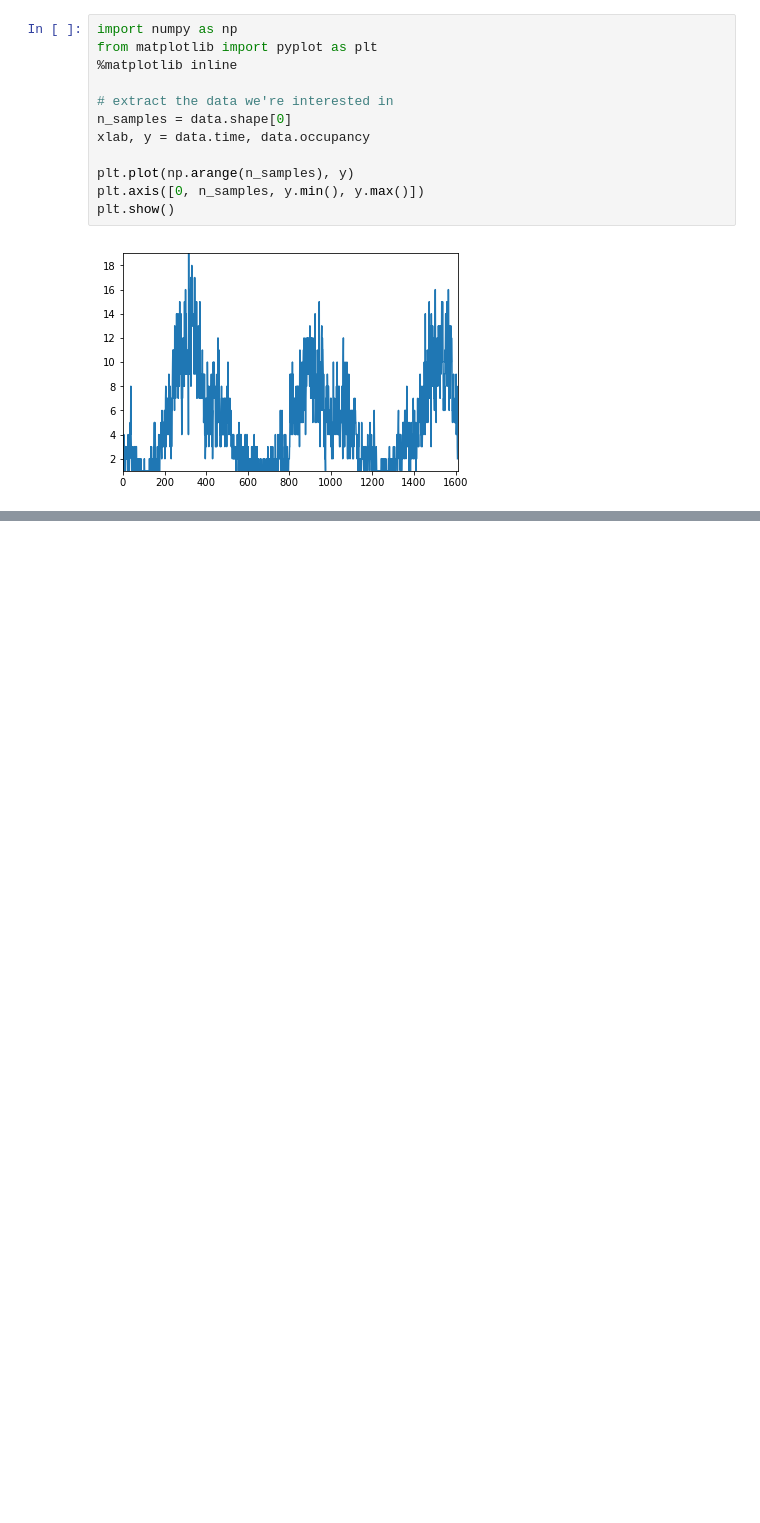
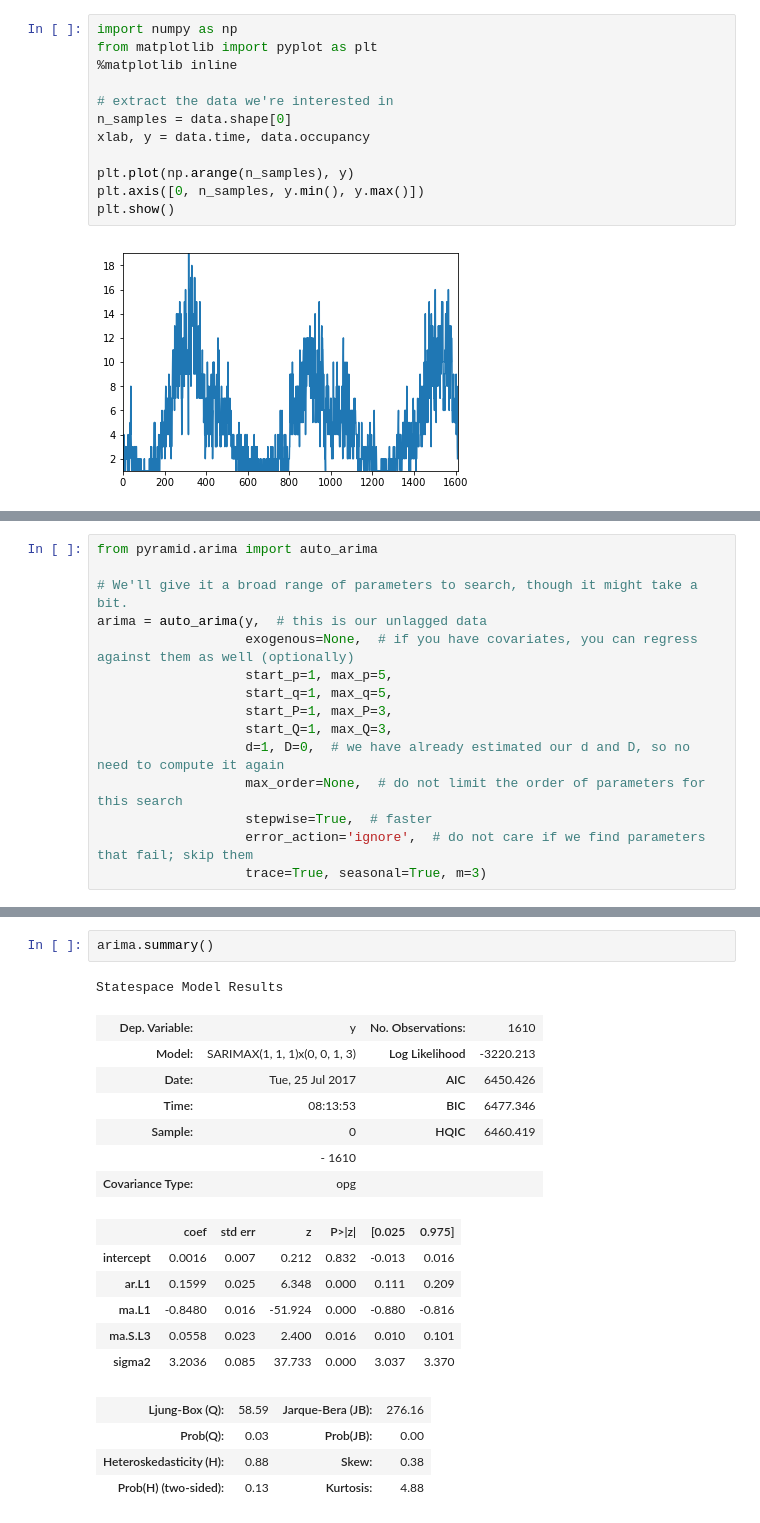
Before and after one commit to alkaline-ml/pmdarima, a Jupyter notebook: examples/issue12/issue-12.ipynb, the cells around one changed output, grey strips where cells are left out. Drawn from its saved outputs; the diff is of its cells as text; blank space fills up the shorter version.

Commit message:
[ci skip] more issue 12 stuff

```diff
--- a/examples/issue12/issue-12.ipynb
+++ b/examples/issue12/issue-12.ipynb
@@ -71,0 +110,15 @@ This is really important to understand: the `m` parameter must be apriori knowle
+# %%
+from pyramid.arima import auto_arima
+
+# We'll give it a broad range of parameters to search, though it might take a bit.
+arima = auto_arima(y,  # this is our unlagged data
+                   exogenous=None,  # if you have covariates, you can regress against them as well (optionally)
+                   start_p=1, max_p=5,
+                   start_q=1, max_q=5,
+                   start_P=1, max_P=3,
+                   start_Q=1, max_Q=3,
+                   d=1, D=0,  # we have already estimated our d and D, so no need to compute it again
+                   max_order=None,  # do not limit the order of parameters for this search
+                   stepwise=True,  # faster
+                   error_action='ignore',  # do not care if we find parameters that fail; skip them
+                   trace=True, seasonal=True, m=3)
@@ -71,0 +140,21 @@ This is really important to understand: the `m` parameter must be apriori knowle
+# %%
+arima.summary()
+# %% [output]
+Statespace Model Results
+| Dep. Variable: | y | No. Observations: | 1610 |
+| Model: | SARIMAX(1, 1, 1)x(0, 0, 1, 3) | Log Likelihood | -3220.213 |
+| Date: | Tue, 25 Jul 2017 | AIC | 6450.426 |
+| Time: | 08:13:53 | BIC | 6477.346 |
+| Sample: | 0 | HQIC | 6460.419 |
+|  | - 1610 |  |  |
+| Covariance Type: | opg |  |  |
+|  | coef | std err | z | P>|z| | [0.025 | 0.975] |
+| intercept | 0.0016 | 0.007 | 0.212 | 0.832 | -0.013 | 0.016 |
+| ar.L1 | 0.1599 | 0.025 | 6.348 | 0.000 | 0.111 | 0.209 |
+| ma.L1 | -0.8480 | 0.016 | -51.924 | 0.000 | -0.880 | -0.816 |
+| ma.S.L3 | 0.0558 | 0.023 | 2.400 | 0.016 | 0.010 | 0.101 |
+| sigma2 | 3.2036 | 0.085 | 37.733 | 0.000 | 3.037 | 3.370 |
+| Ljung-Box (Q): | 58.59 | Jarque-Bera (JB): | 276.16 |
+| Prob(Q): | 0.03 | Prob(JB): | 0.00 |
+| Heteroskedasticity (H): | 0.88 | Skew: | 0.38 |
+| Prob(H) (two-sided): | 0.13 | Kurtosis: | 4.88 |
```
Also changed, not shown: parts of 11 cells of this notebook, 2 other files.
